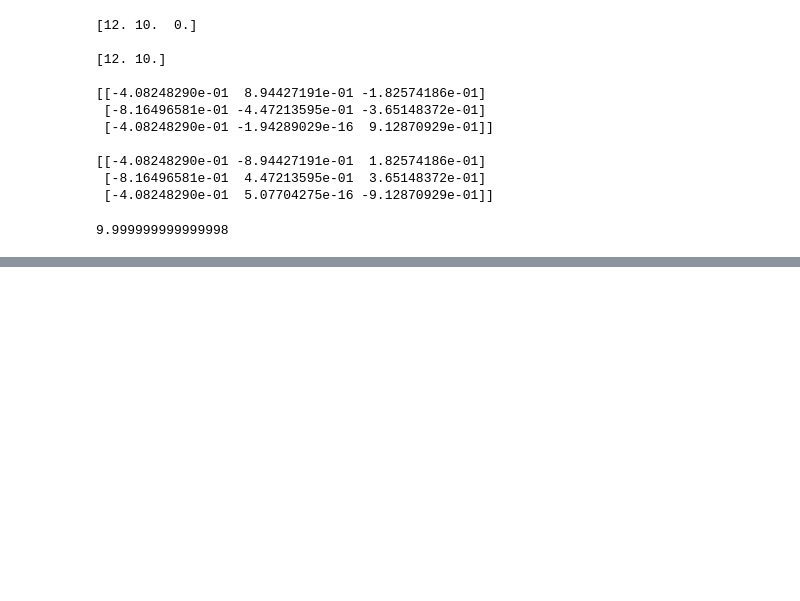
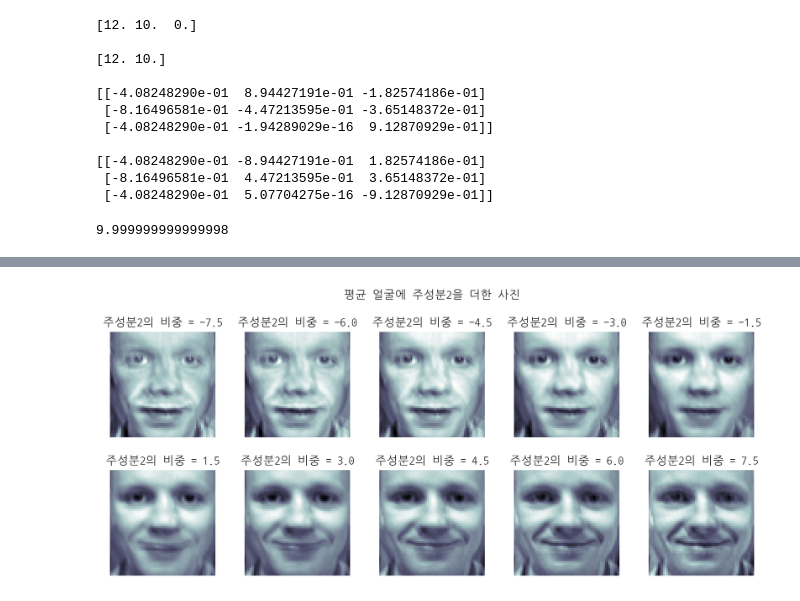
Before and after one commit to hmkim312/TIL, a Jupyter notebook: math/03_고급선형대수_연습문제풀이.ipynb, the cells around one changed output, grey strips where cells are left out. Cells and saved outputs as stored; diff of their text form; code cells hidden in the pictures; blank space fills up the shorter version.

```diff
--- a/math/03_고급선형대수_연습문제풀이.ipynb
+++ b/math/03_고급선형대수_연습문제풀이.ipynb
@@ -547,0 +735,21 @@ np.linalg.norm(A) ** 2 - S[0] ** 2
+# %%
+# 평균얼굴에 주성분2을 더한 사진 - 주성분이 -일떄는 웃지않다가, +로 갈수록 점점 웃음
+N = 2
+M = 5
+fig = plt.figure(figsize=(10,5))
+plt.subplots_adjust(top = 1, bottom = 0 , hspace = 0, wspace = 0.05)
+for i in range(N):
+    for j in range(M):
+        k = i * M + j
+        ax = fig.add_subplot(N, M, k +1)
+        w = 1.5 * (k -5) if k < 5 else 1.5 * (k - 4)
+        ax.imshow(face_mean+ w * face_p2, cmap = plt.cm.bone)
+        ax.grid(False)
+        ax.xaxis.set_ticks([])
+        ax.yaxis.set_ticks([])
+        plt.title('주성분2의 비중 = {}'.format(w))
+plt.suptitle('평균 얼굴에 주성분2을 더한 사진')
+plt.tight_layout()
+plt.show()
+# %% [output]
+[figure, added]
```
Also changed, not shown: parts of 25 cells of this notebook.
